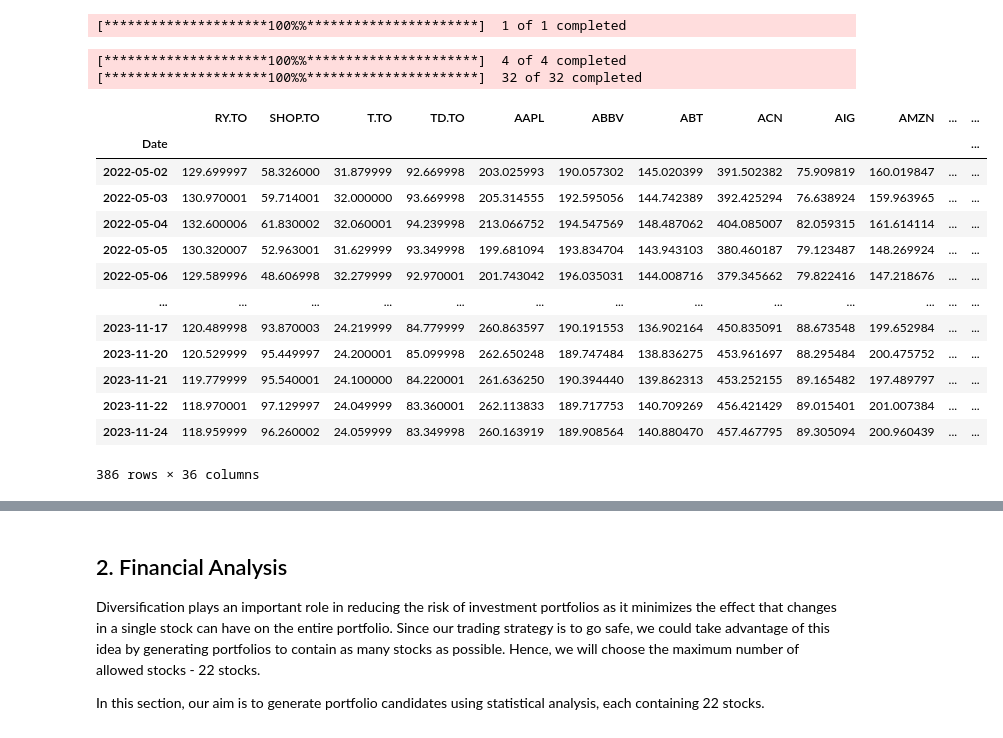
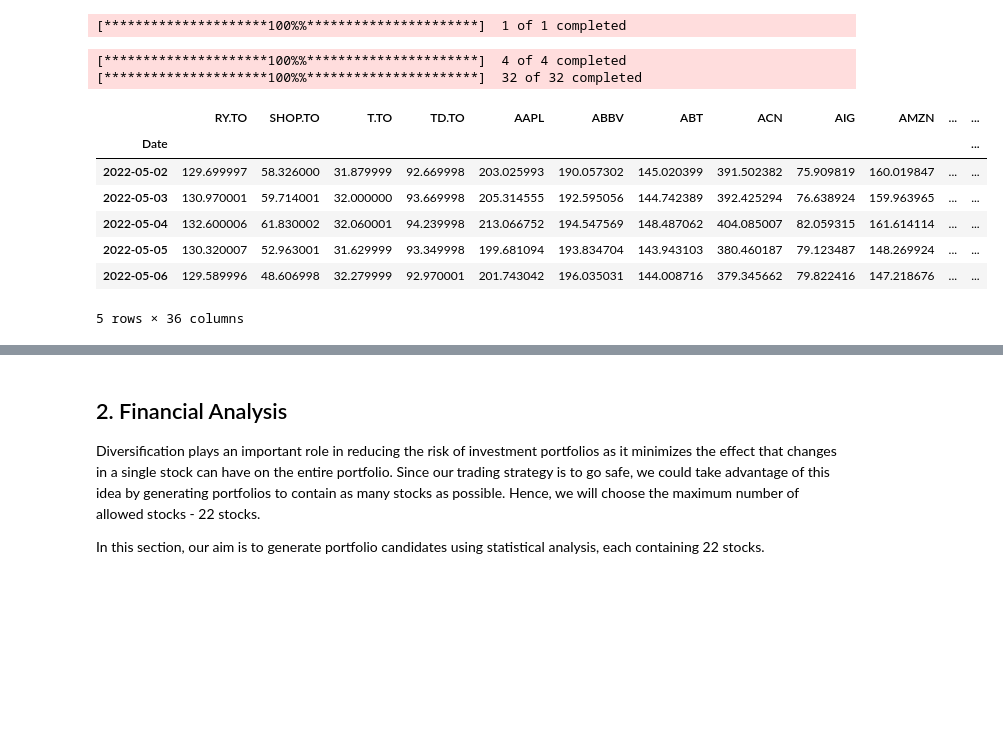
Before and after one commit to landont168/portfolio-roboadvisor, a Jupyter notebook: portfolio-roboadvisor.ipynb, the cells around one changed output, grey strips where cells are left out. Drawn from its saved outputs; the diff is of its cells as text; code cells hidden in the pictures; blank space fills up the shorter version.

```diff
--- a/portfolio-roboadvisor.ipynb
+++ b/portfolio-roboadvisor.ipynb
@@ -84,7 +71,7 @@ After reading the CSV file with stock tickers, we must filter stocks based on th
 - Stocks must be denominated in USD or CAD
 # %%
 # read in CSV ticker file
-tickers = pd.read_csv("tickers_example.csv", header=None)
+tickers = pd.read_csv("random_tickers.csv", header=None)
 tickers = tickers.rename(columns={0: "ticker"})
 tickers_lst = tickers["ticker"].tolist()
 tickers.head()
@@ -193,35 +180,29 @@ exchange_hist = get_exchange_data(exchange_ticker)
 # %%
 # construct final aligned dataframe with closing prices for all stocks
 cad_stock_data = yf.download(tickers=cad_tickers, interval="1d", start=start_date, end=end_date).Close
 usd_stock_data = yf.download(tickers=usd_tickers, interval="1d", start=start_date, end=end_date).Close
 aligned_usd_data = pd.merge(usd_stock_data, exchange_hist, left_index=True, right_index=True, how='outer').dropna()
 
 # convert all USD stock data to CAD
 usd_converted_data = pd.DataFrame()
 for usd_ticker in usd_tickers:
     close_data = aligned_usd_data[usd_ticker]
     usd_converted_data[usd_ticker] = close_data / aligned_usd_data["CAD-USD"]
 
 # combine into final dataframe
 stock_data = pd.concat([cad_stock_data, usd_converted_data], axis=1).dropna()
-display(stock_data)
+display(stock_data.head())
 # %% [output]
 [*********************100%%**********************]  4 of 4 completed
 [*********************100%%**********************]  32 of 32 completed
 |  | RY.TO | SHOP.TO | T.TO | TD.TO | AAPL | ABBV | ABT | ACN | AIG | AMZN | ... | ... |
 | Date |  |  |  |  |  |  |  |  |  |  |  | ... |
 | 2022-05-02 | 129.699997 | 58.326000 | 31.879999 | 92.669998 | 203.025993 | 190.057302 | 145.020399 | 391.502382 | 75.909819 | 160.019847 | ... | ... |
 | 2022-05-03 | 130.970001 | 59.714001 | 32.000000 | 93.669998 | 205.314555 | 192.595056 | 144.742389 | 392.425294 | 76.638924 | 159.963965 | ... | ... |
 | 2022-05-04 | 132.600006 | 61.830002 | 32.060001 | 94.239998 | 213.066752 | 194.547569 | 148.487062 | 404.085007 | 82.059315 | 161.614114 | ... | ... |
 | 2022-05-05 | 130.320007 | 52.963001 | 31.629999 | 93.349998 | 199.681094 | 193.834704 | 143.943103 | 380.460187 | 79.123487 | 148.269924 | ... | ... |
 | 2022-05-06 | 129.589996 | 48.606998 | 32.279999 | 92.970001 | 201.743042 | 196.035031 | 144.008716 | 379.345662 | 79.822416 | 147.218676 | ... | ... |
-| ... | ... | ... | ... | ... | ... | ... | ... | ... | ... | ... | ... | ... |
-| 2023-11-17 | 120.489998 | 93.870003 | 24.219999 | 84.779999 | 260.863597 | 190.191553 | 136.902164 | 450.835091 | 88.673548 | 199.652984 | ... | ... |
-| 2023-11-20 | 120.529999 | 95.449997 | 24.200001 | 85.099998 | 262.650248 | 189.747484 | 138.836275 | 453.961697 | 88.295484 | 200.475752 | ... | ... |
-| 2023-11-21 | 119.779999 | 95.540001 | 24.100000 | 84.220001 | 261.636250 | 190.394440 | 139.862313 | 453.252155 | 89.165482 | 197.489797 | ... | ... |
-| 2023-11-22 | 118.970001 | 97.129997 | 24.049999 | 83.360001 | 262.113833 | 189.717753 | 140.709269 | 456.421429 | 89.015401 | 201.007384 | ... | ... |
-| 2023-11-24 | 118.959999 | 96.260002 | 24.059999 | 83.349998 | 260.163919 | 189.908564 | 140.880470 | 457.467795 | 89.305094 | 200.960439 | ... | ... |
-386 rows × 36 columns
+5 rows × 36 columns
 # %%
 # get daily returns of stocks
 daily_returns = stock_data.pct_change().dropna()
```
Also changed, not shown: parts of 19 cells of this notebook, 3 other files.
